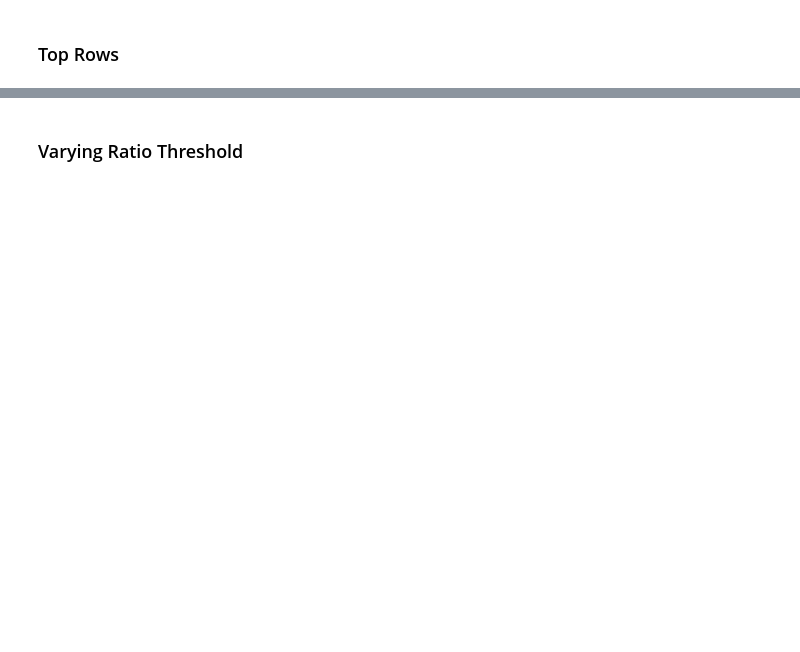
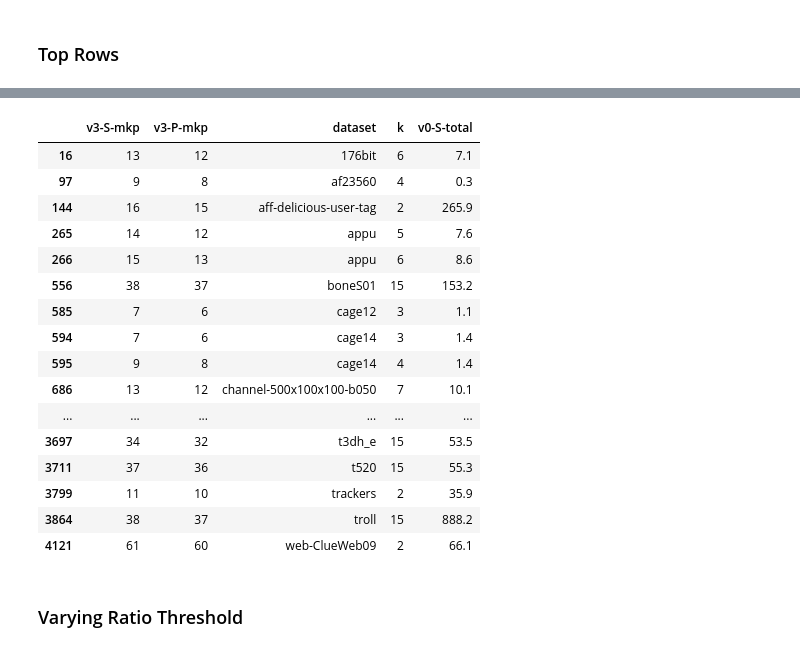
Before and after one commit to akhlaqueak/kplex-ML, a Jupyter notebook: notebooks/preprocessing.ipynb, the cells around one changed output, grey strips where cells are left out. Drawn from its saved outputs; the diff is of its cells as text; code cells hidden in the pictures; blank space fills up the shorter version.

```diff
--- a/notebooks/preprocessing.ipynb
+++ b/notebooks/preprocessing.ipynb
@@ -144,3 +52,28 @@ plt.show()
+# %%
+# for v in versions:
+cols = [f"v3-{b}-mkp" for b in "S P".split()]
+
+mask = df[cols].apply(lambda row: row[row != 1800].nunique() > 1, axis=1)
+df.loc[mask, cols+["dataset", "k", "v0-S-total"]]
+# mask.sum()
+# %% [output]
+|  | v3-S-mkp | v3-P-mkp | dataset | k | v0-S-total |
+| 16 | 13 | 12 | 176bit | 6 | 7.1 |
+| 97 | 9 | 8 | af23560 | 4 | 0.3 |
+| 144 | 16 | 15 | aff-delicious-user-tag | 2 | 265.9 |
+| 265 | 14 | 12 | appu | 5 | 7.6 |
+| 266 | 15 | 13 | appu | 6 | 8.6 |
+| 556 | 38 | 37 | boneS01 | 15 | 153.2 |
+| 585 | 7 | 6 | cage12 | 3 | 1.1 |
+| 594 | 7 | 6 | cage14 | 3 | 1.4 |
+| 595 | 9 | 8 | cage14 | 4 | 1.4 |
+| 686 | 13 | 12 | channel-500x100x100-b050 | 7 | 10.1 |
+| ... | ... | ... | ... | ... | ... |
+| 3697 | 34 | 32 | t3dh_e | 15 | 53.5 |
+| 3711 | 37 | 36 | t520 | 15 | 55.3 |
+| 3799 | 11 | 10 | trackers | 2 | 35.9 |
+| 3864 | 38 | 37 | troll | 15 | 888.2 |
+| 4121 | 61 | 60 | web-ClueWeb09 | 2 | 66.1 |
 # %% [markdown]
 ### Varying Ratio Threshold
 # %%
```
Also changed, not shown: parts of 3 cells of this notebook, 10 other files.
